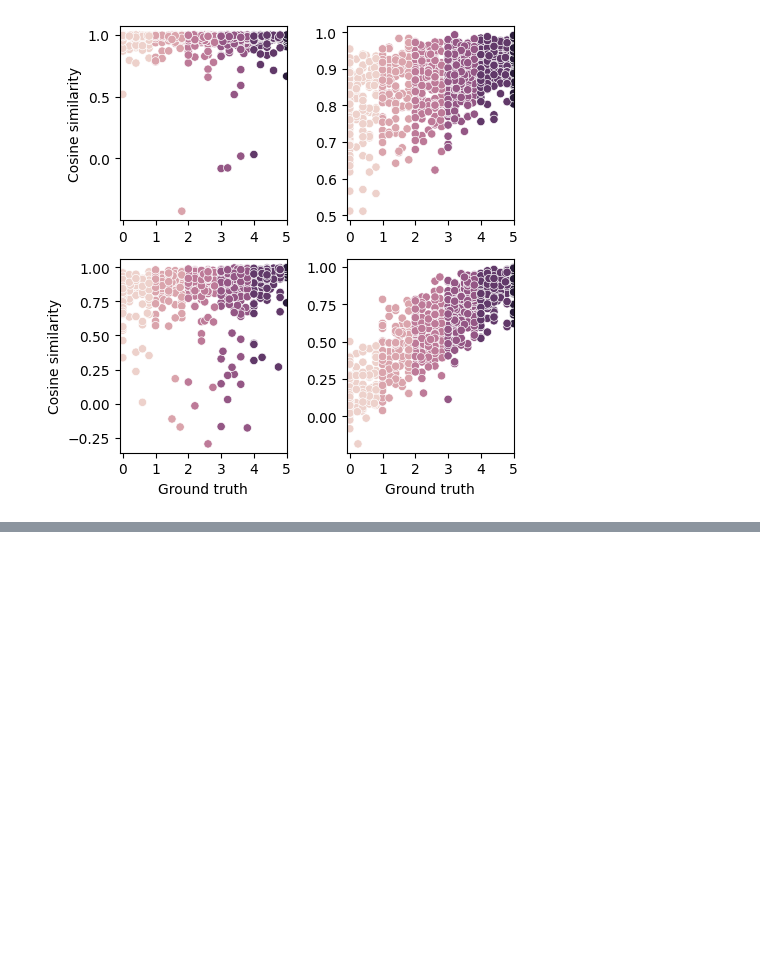
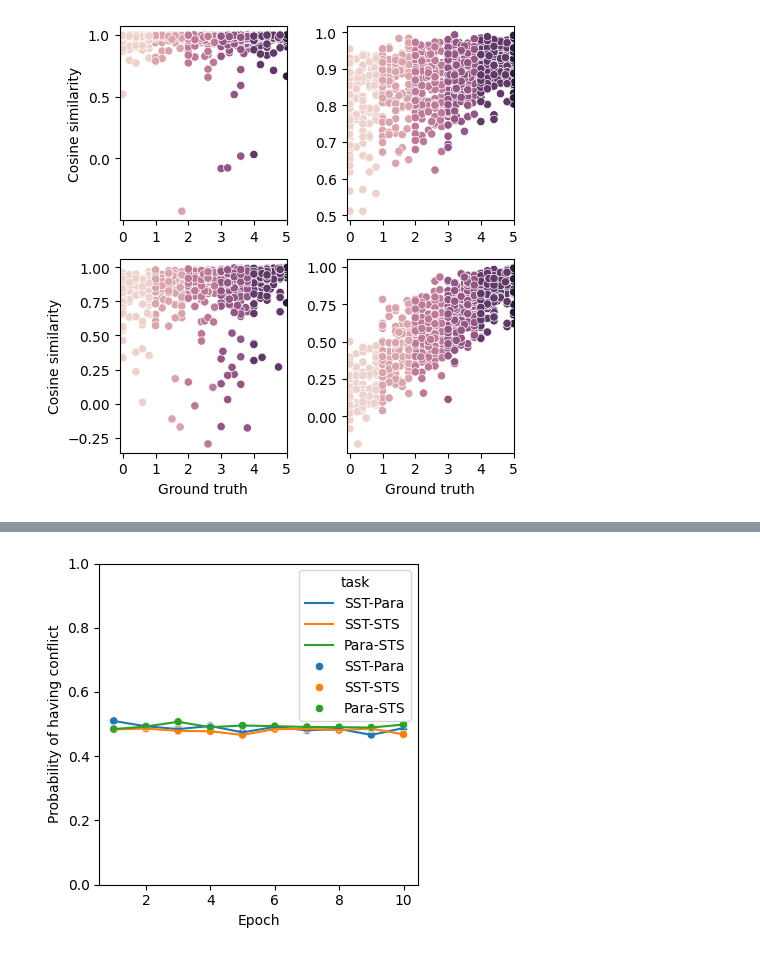
Before and after one commit to hsingchien/CS224N_FP, a Jupyter notebook: analysis_script.ipynb, the cells around one changed output, grey strips where cells are left out. Cells and saved outputs as stored; diff of their text form; code cells hidden in the pictures; blank space fills up the shorter version.

```diff
--- a/analysis_script.ipynb
+++ b/analysis_script.ipynb
@@ -303,0 +335,18 @@ f1.set_xlim((-1.2, 1.2))
+# %%
+# Plot number of conflicts
+
+nconf_path = "predictions/multi_task_joint/multi_pcgrad_log/nconfs.csv"
+pcgrd_nconf = pd.read_csv(nconf_path)
+pcgrd_nconf["num_conf"] = pcgrd_nconf["num_conf"] / 4584
+f = plt.figure(figsize=(4, 4))
+ses.lineplot(data=pcgrd_nconf, hue="task", x="epoch", y="num_conf")
+f = ses.scatterplot(data=pcgrd_nconf, hue="task", x="epoch", y="num_conf")
+# f.get_legend().set_visible(False)
+f.set_ylim((0, 1))
+f.set_ylabel("Probability of having conflict")
+f.set_xlabel("Epoch")
+
+plt.tight_layout()
+plt.savefig("figures/pcgrad_conflict.svg")
+# %% [output]
+[figure, added]
```
Also changed, not shown: parts of 4 cells of this notebook, 9 other files.
